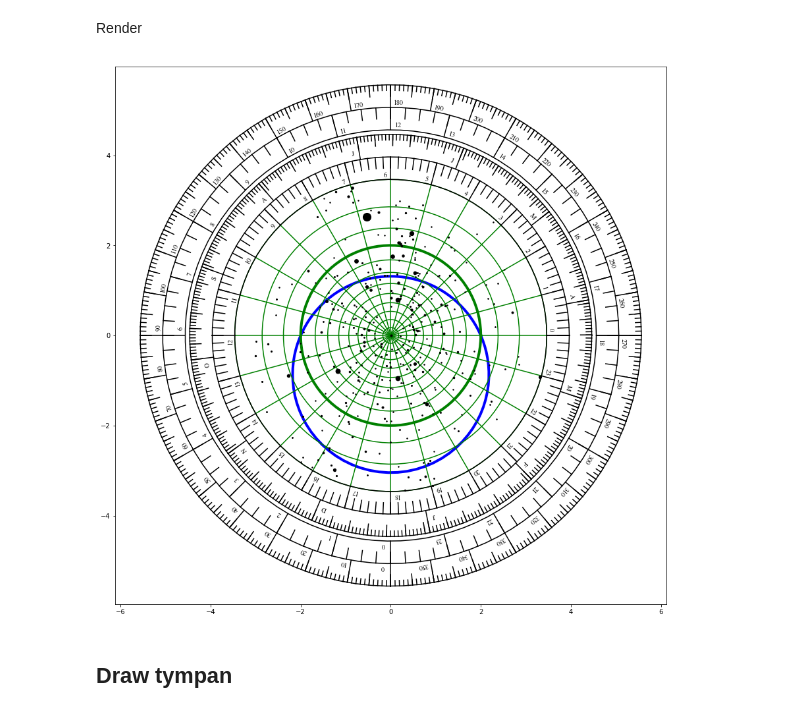
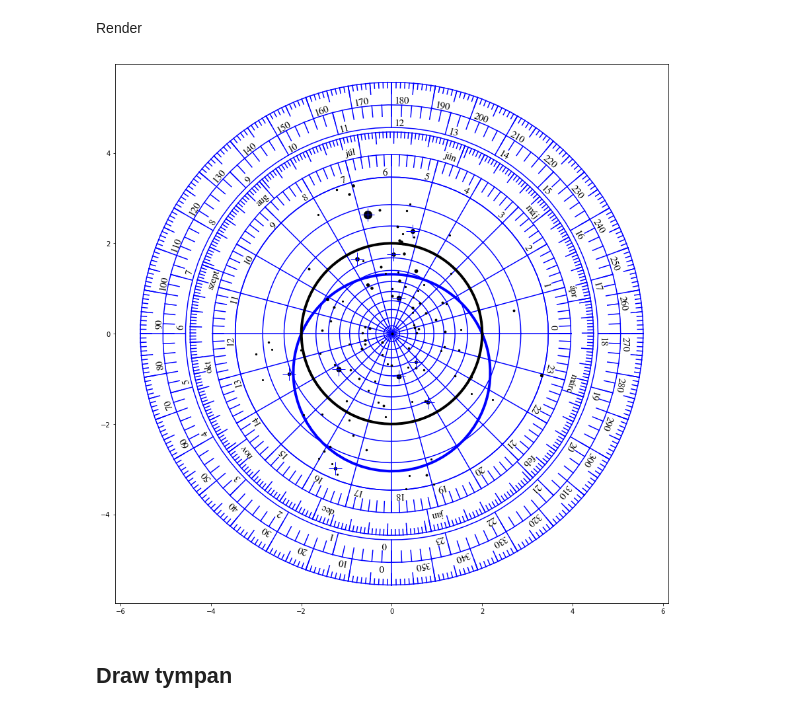
Before and after one commit to kb1dds/large_astrolabe, a Jupyter notebook: astrolabe_generator.ipynb, the cells around one changed output. Saved outputs shown, nothing was run; the diff lists cells and outputs as text; code cells hidden in the pictures.

```diff
--- a/astrolabe_generator.ipynb
+++ b/astrolabe_generator.ipynb
@@ -82,7 +86,7 @@ zs=np.sin(angles)*np.sin(solar_inclination*np.pi/180)
 ecliptic_pts=[spherical_to_projection(x,y,z) for (x,y,z) in zip(xs,ys,zs)]
 # %%
 month_days=[31,28,31,30,31,30,31,31,30,31,30,31]
-month_names=['J','F','M','A','M','J','J','A','S','O','N','D']
+month_names=['jan','feb','márc','ápr','máj','jún','júl','aug','szept','okt','nov','dec']
 month_ticks=[]
 for month in range(12):
     day_number = sum([md for j,md in enumerate(month_days) if j < month])
@@ -147,6 +131,18 @@ df[df['mag']<min_visible_mag]
+# %%
+guide_star_pts=[]
+for row in df.iterrows():
+    if row[1]['proper'] in star_list:
+        ra=row[1]['ra']*360/24.
+        dec=row[1]['dec']
+        if dec > min_celestial_latitude:
+            x=np.cos(ra*np.pi/180)*np.cos(dec*np.pi/180)
+            y=np.sin(ra*np.pi/180)*np.cos(dec*np.pi/180)
+            z=np.sin(dec*np.pi/180)
+            pt=spherical_to_projection(x,y,z)
+            guide_star_pts.append((pt[0],pt[1],row[1]['mag']))
 # %%
 star_pts=[]
-for row in df[df['mag']<min_visible_mag].iterrows():
+for row in df[df['mag']<visual_mag].iterrows():
     if row[1]['id'] > 0:
         ra=row[1]['ra']*360/24.
         dec=row[1]['dec']
@@ -292,8 +288,8 @@ for tick_angle in np.linspace(0,2*np.pi,24+1):
     y2=outer_radius*np.sin(tick_angle)
     mater_pts.append([(x1,y1),(x2,y2)])
 
-# Quarter ticks
-for tick_angle in np.linspace(0,2*np.pi,24*4+1):
+# Tens ticks
+for tick_angle in np.linspace(0,2*np.pi,24*6+1):
     x1=hour_tick_radius*np.cos(tick_angle)
     y1=hour_tick_radius*np.sin(tick_angle)
     x2=outer_radius*np.cos(tick_angle)
@@ -325,63 +321,61 @@ Render
 plt.figure(figsize=(15,15))
 plt.plot([p[0] for p in ecliptic_pts],
         [p[1] for p in ecliptic_pts], 'b',linewidth=4)
-#for ecliptic_tick in ecliptic_ticks:
-#    plt.plot([p[0] for p in ecliptic_tick],
-#        [p[1] for p in ecliptic_tick], 'r')
-#for month_tick in month_ticks:
-#    plt.plot([p[0] for p in month_tick],
-#        [p[1] for p in month_tick], 'k')
 for latitude_pts in latitudes_pts:
     plt.plot([p[0] for p in latitude_pts],
-        [p[1] for p in latitude_pts], 'g')
+        [p[1] for p in latitude_pts], 'b')
 for longitude_pts in longitudes_pts:
     plt.plot([p[0] for p in longitude_pts],
-        [p[1] for p in longitude_pts], 'g')
+        [p[1] for p in longitude_pts], 'b')
 plt.plot([p[0] for p in equator_pts],
-        [p[1] for p in equator_pts], 'g',linewidth=4)
+        [p[1] for p in equator_pts], 'k',linewidth=4)
 for rete_tick_pts in rete_pts:
     plt.plot([p[0] for p in rete_tick_pts],
-        [p[1] for p in rete_tick_pts], 'k')
+        [p[1] for p in rete_tick_pts], 'b')
 for mater_tick_pts in mater_pts:
     plt.plot([p[0] for p in mater_tick_pts],
-        [p[1] for p in mater_tick_pts], 'k')
+        [p[1] for p in mater_tick_pts], 'b')
 
 for ra in range(0,24):
     angle=-(ra+6)*15
-    plt.text(-(inner_radius+0.1)*np.sin((angle-2)*np.pi/180),
-             -(inner_radius+0.1)*np.cos((angle-2)*np.pi/180),
-             str(ra),rotation=180-angle,ha='center',va='center',fontname='FreeSerif')
+    plt.text(-(inner_radius+0.1)*np.sin((angle-2.5)*np.pi/180),
+             -(inner_radius+0.1)*np.cos((angle-2.5)*np.pi/180),
+             str(ra),rotation=180-angle,ha='center',va='center',fontname='FreeSerif',fontsize=15)
 
 for angle in range(0,360,10):
-    plt.text(-(outer_radius+0.1)*np.sin((angle+2)*np.pi/180),
-             -(outer_radius+0.1)*np.cos((angle+2)*np.pi/180),
-             str(angle),rotation=180-angle,ha='center',va='center',fontname='FreeSerif')
+    plt.text(-(outer_radius+0.1)*np.sin((angle+2.5)*np.pi/180),
+             -(outer_radius+0.1)*np.cos((angle+2.5)*np.pi/180),
+             str(angle),rotation=180-angle,ha='center',va='center',fontname='FreeSerif',fontsize=15)
 
 for hour in range(0,24):
     angle=-(hour+6)*15
     plt.text((hour_radius+0.1)*np.cos((angle-2)*np.pi/180),
              (hour_radius+0.1)*np.sin((angle-2)*np.pi/180),
-             str(hour),rotation=angle-90,ha='center',va='center',fontname='FreeSerif')
+             str(hour),rotation=angle-90,ha='center',va='center',fontname='FreeSerif',fontsize=15)
 
 for month in range(12):
     day_number = sum([md for j,md in enumerate(month_days) if j < month])
     if compensate_ecliptic:
         angle = sun_ra(day_number)*180/np.pi
     else:
         angle = (day_number-equinox_day)/365*360
-    plt.text((middle_radius+0.15)*np.cos((angle+2)*np.pi/180),
-             (middle_radius+0.15)*np.sin((angle+2)*np.pi/180),
-             month_names[month],rotation=angle-90,ha='center',va='center',fontname='FreeSerif')
+    plt.text((middle_radius+0.15)*np.cos((angle+3)*np.pi/180),
+             (middle_radius+0.15)*np.sin((angle+3)*np.pi/180),
+             month_names[month],rotation=angle-90,ha='center',va='center',fontname='FreeSerif',fontsize=15)
 
 for star_pt in star_pts:
     plt.plot(star_pt[0],star_pt[1],'k.',markersize=4*1.5**(3-star_pt[2]))
+
+for guide_star_pt in guide_star_pts:
+    plt.plot(guide_star_pt[0],guide_star_pt[1],'b+',markersize=20)
+
 plt.axis('equal')
 if compensate_ecliptic:
     plt.savefig('rete_compensated.svg')
 else:
     plt.savefig('rete.svg')
 # %% [output]
-[figure, old version]
+[figure, new version]
 # %% [markdown]
 ## Draw tympan
 # %% [markdown]
```
Also changed, not shown: parts of 6 cells of this notebook, 6 other files.
